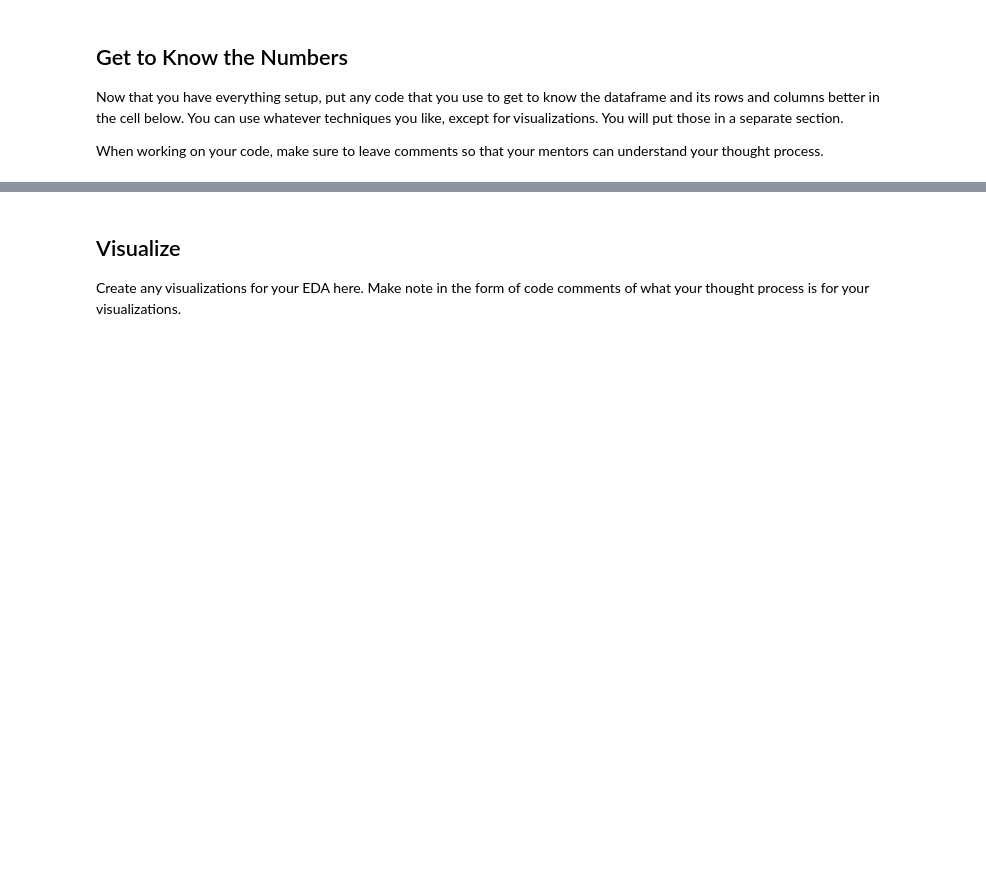
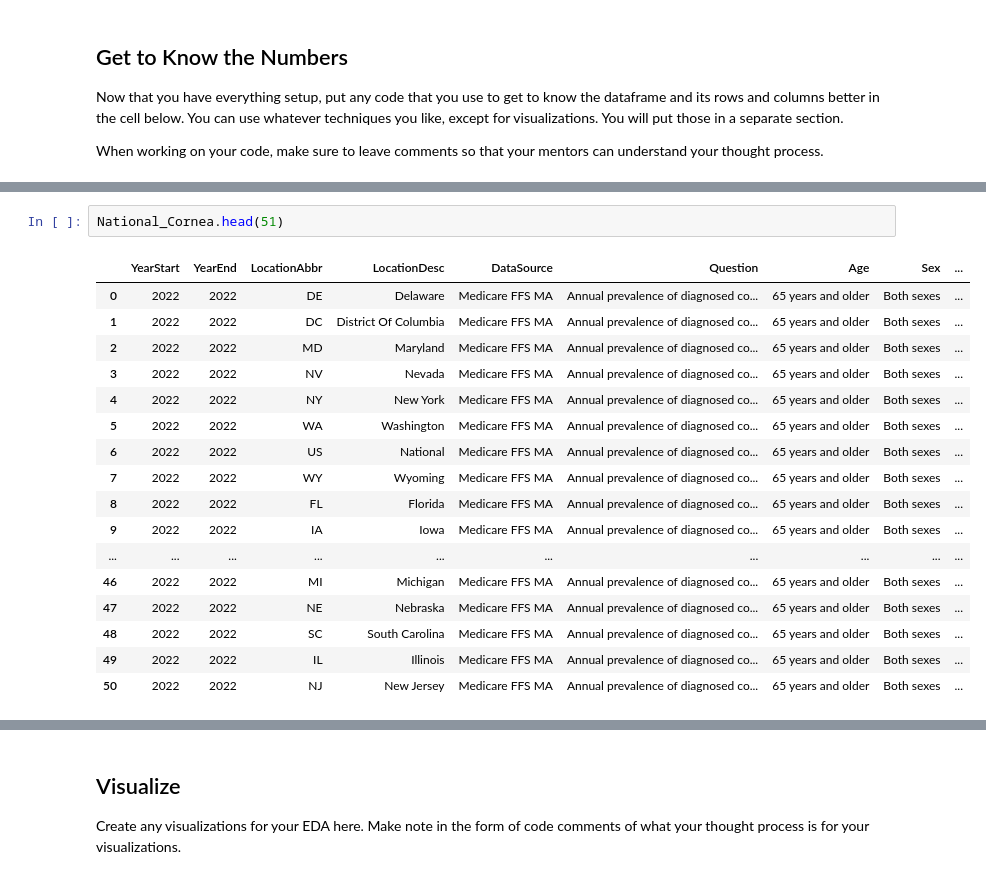
Before and after one commit to PJPanesar/eda-checkpoint-PJPanesar, a Jupyter notebook: eda-checkpoint-PJPanesar/checkpoint-two.ipynb, the cells around one changed output, grey strips where cells are left out. Drawn from its saved outputs; the diff is of its cells as text; blank space fills up the shorter version.

```diff
--- a/eda-checkpoint-PJPanesar/checkpoint-two.ipynb
+++ b/eda-checkpoint-PJPanesar/checkpoint-two.ipynb
@@ -110,0 +420,20 @@ memory usage: 3.4+ KB
+# %%
+National_Cornea.head(51)
+# %% [output]
+|  | YearStart | YearEnd | LocationAbbr | LocationDesc | DataSource | Question | Age | Sex | ... |
+| 0 | 2022 | 2022 | DE | Delaware | Medicare FFS MA | Annual prevalence of diagnosed co... | 65 years and older | Both sexes | ... |
+| 1 | 2022 | 2022 | DC | District Of Columbia | Medicare FFS MA | Annual prevalence of diagnosed co... | 65 years and older | Both sexes | ... |
+| 2 | 2022 | 2022 | MD | Maryland | Medicare FFS MA | Annual prevalence of diagnosed co... | 65 years and older | Both sexes | ... |
+| 3 | 2022 | 2022 | NV | Nevada | Medicare FFS MA | Annual prevalence of diagnosed co... | 65 years and older | Both sexes | ... |
+| 4 | 2022 | 2022 | NY | New York | Medicare FFS MA | Annual prevalence of diagnosed co... | 65 years and older | Both sexes | ... |
+| 5 | 2022 | 2022 | WA | Washington | Medicare FFS MA | Annual prevalence of diagnosed co... | 65 years and older | Both sexes | ... |
+| 6 | 2022 | 2022 | US | National | Medicare FFS MA | Annual prevalence of diagnosed co... | 65 years and older | Both sexes | ... |
+| 7 | 2022 | 2022 | WY | Wyoming | Medicare FFS MA | Annual prevalence of diagnosed co... | 65 years and older | Both sexes | ... |
+| 8 | 2022 | 2022 | FL | Florida | Medicare FFS MA | Annual prevalence of diagnosed co... | 65 years and older | Both sexes | ... |
+| 9 | 2022 | 2022 | IA | Iowa | Medicare FFS MA | Annual prevalence of diagnosed co... | 65 years and older | Both sexes | ... |
+| ... | ... | ... | ... | ... | ... | ... | ... | ... | ... |
+| 46 | 2022 | 2022 | MI | Michigan | Medicare FFS MA | Annual prevalence of diagnosed co... | 65 years and older | Both sexes | ... |
+| 47 | 2022 | 2022 | NE | Nebraska | Medicare FFS MA | Annual prevalence of diagnosed co... | 65 years and older | Both sexes | ... |
+| 48 | 2022 | 2022 | SC | South Carolina | Medicare FFS MA | Annual prevalence of diagnosed co... | 65 years and older | Both sexes | ... |
+| 49 | 2022 | 2022 | IL | Illinois | Medicare FFS MA | Annual prevalence of diagnosed co... | 65 years and older | Both sexes | ... |
+| 50 | 2022 | 2022 | NJ | New Jersey | Medicare FFS MA | Annual prevalence of diagnosed co... | 65 years and older | Both sexes | ... |
```
Also changed, not shown: parts of 34 cells of this notebook.
